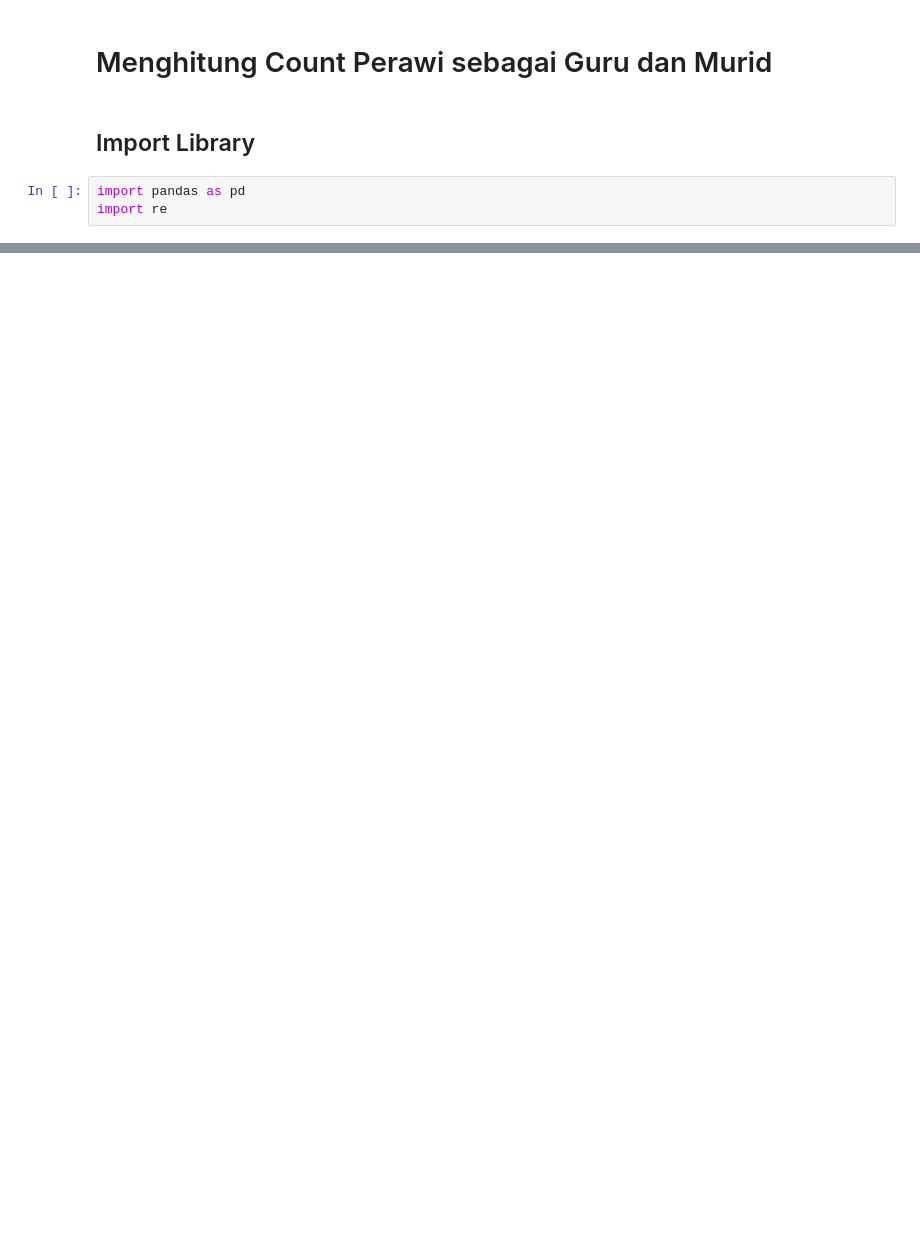
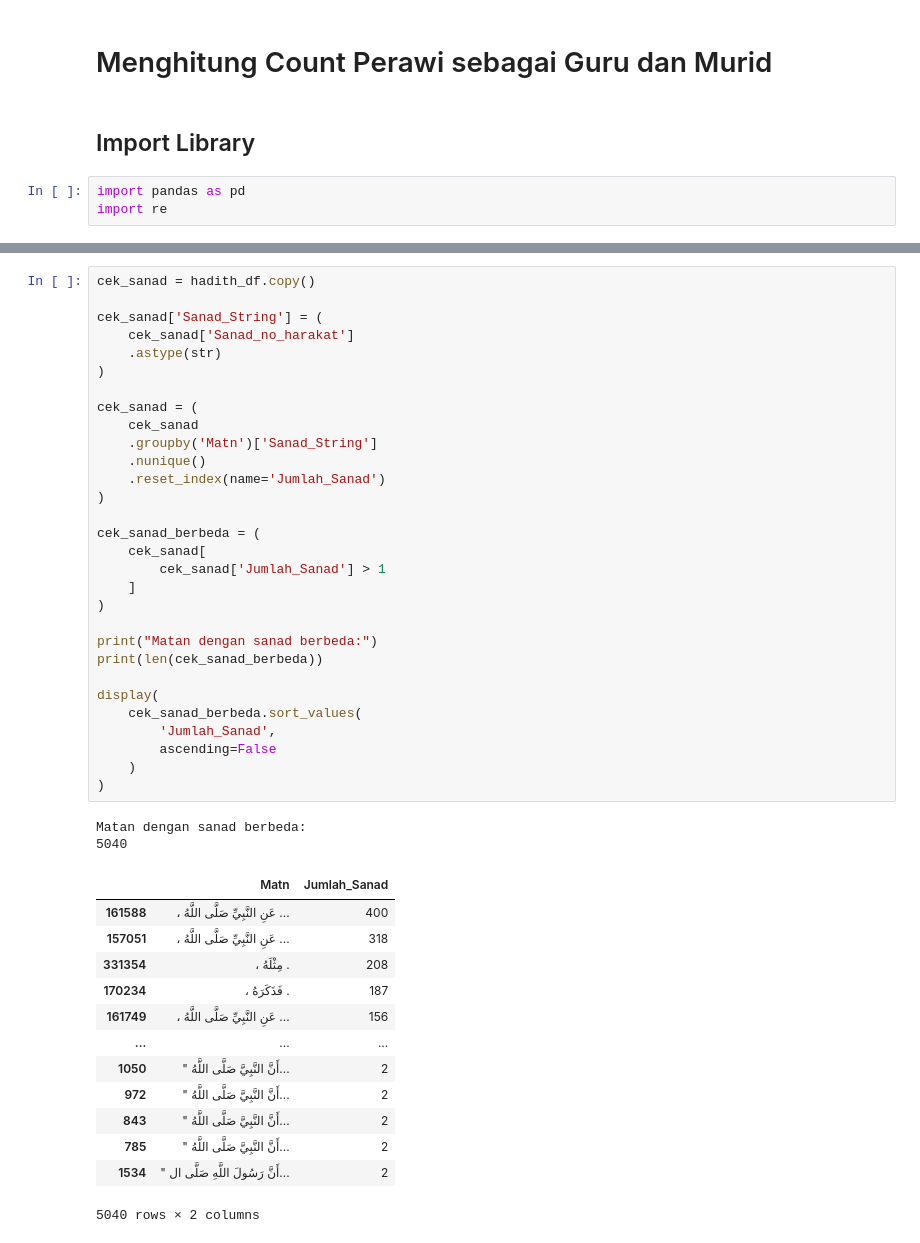
Before and after one commit to Nazrililham090805/sanad-hadith, a Jupyter notebook: src/Perawi_Count.ipynb, the cells around one changed output, grey strips where cells are left out. Cells and saved outputs as stored; diff of their text form; blank space fills up the shorter version.

```diff
--- a/src/Perawi_Count.ipynb
+++ b/src/Perawi_Count.ipynb
@@ -75,0 +526,46 @@ display(perawi_stats)
+# %%
+cek_sanad = hadith_df.copy()
+
+cek_sanad['Sanad_String'] = (
+    cek_sanad['Sanad_no_harakat']
+    .astype(str)
+)
+
+cek_sanad = (
+    cek_sanad
+    .groupby('Matn')['Sanad_String']
+    .nunique()
+    .reset_index(name='Jumlah_Sanad')
+)
+
+cek_sanad_berbeda = (
+    cek_sanad[
+        cek_sanad['Jumlah_Sanad'] > 1
+    ]
+)
+
+print("Matan dengan sanad berbeda:")
+print(len(cek_sanad_berbeda))
+
+display(
+    cek_sanad_berbeda.sort_values(
+        'Jumlah_Sanad',
+        ascending=False
+    )
+)
+# %% [output]
+Matan dengan sanad berbeda:
+5040
+|  | Matn | Jumlah_Sanad |
+| 161588 | ، عَنِ النَّبِيِّ صَلَّى اللَّهُ ... | 400 |
+| 157051 | ، عَنِ النَّبِيِّ صَلَّى اللَّهُ ... | 318 |
+| 331354 | ، مِثْلَهُ . | 208 |
+| 170234 | ، فَذَكَرَهُ . | 187 |
+| 161749 | ، عَنِ النَّبِيِّ صَلَّى اللَّهُ ... | 156 |
+| ... | ... | ... |
+| 1050 | " أَنَّ النَّبِيَّ صَلَّى اللَّهُ... | 2 |
+| 972 | " أَنَّ النَّبِيَّ صَلَّى اللَّهُ... | 2 |
+| 843 | " أَنَّ النَّبِيَّ صَلَّى اللَّهُ... | 2 |
+| 785 | " أَنَّ النَّبِيَّ صَلَّى اللَّهُ... | 2 |
+| 1534 | " أَنَّ رَسُولَ اللَّهِ صَلَّى ال... | 2 |
+5040 rows × 2 columns
```
Also changed, not shown: parts of 11 cells of this notebook, 4 other files.
